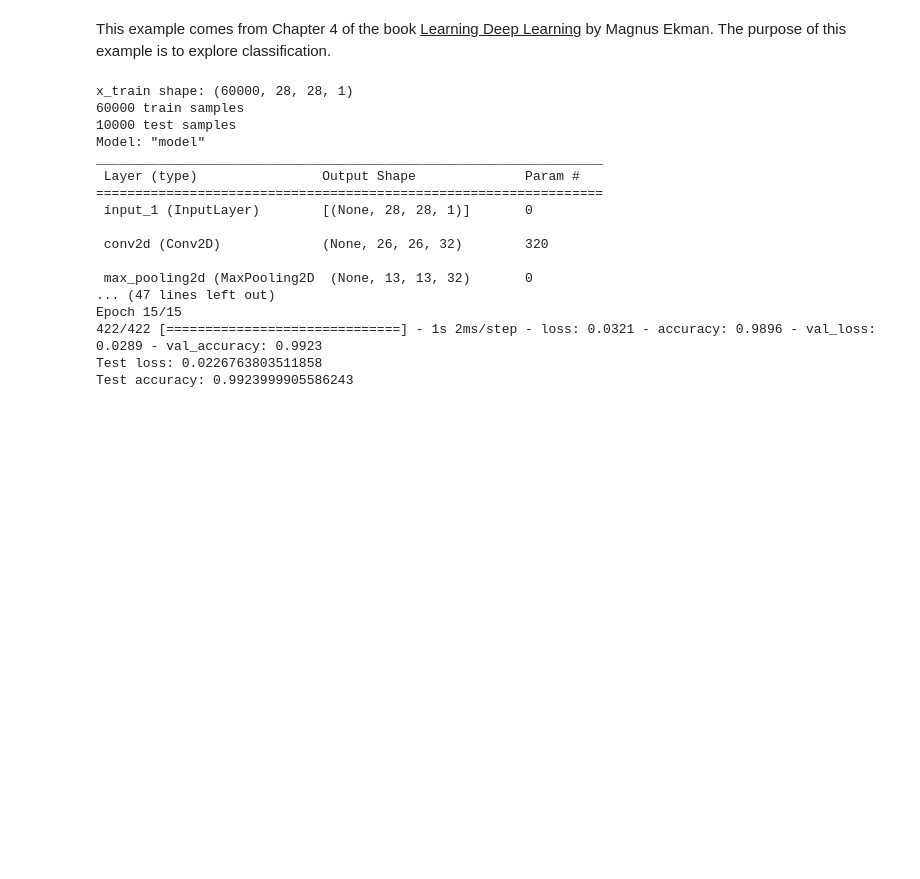
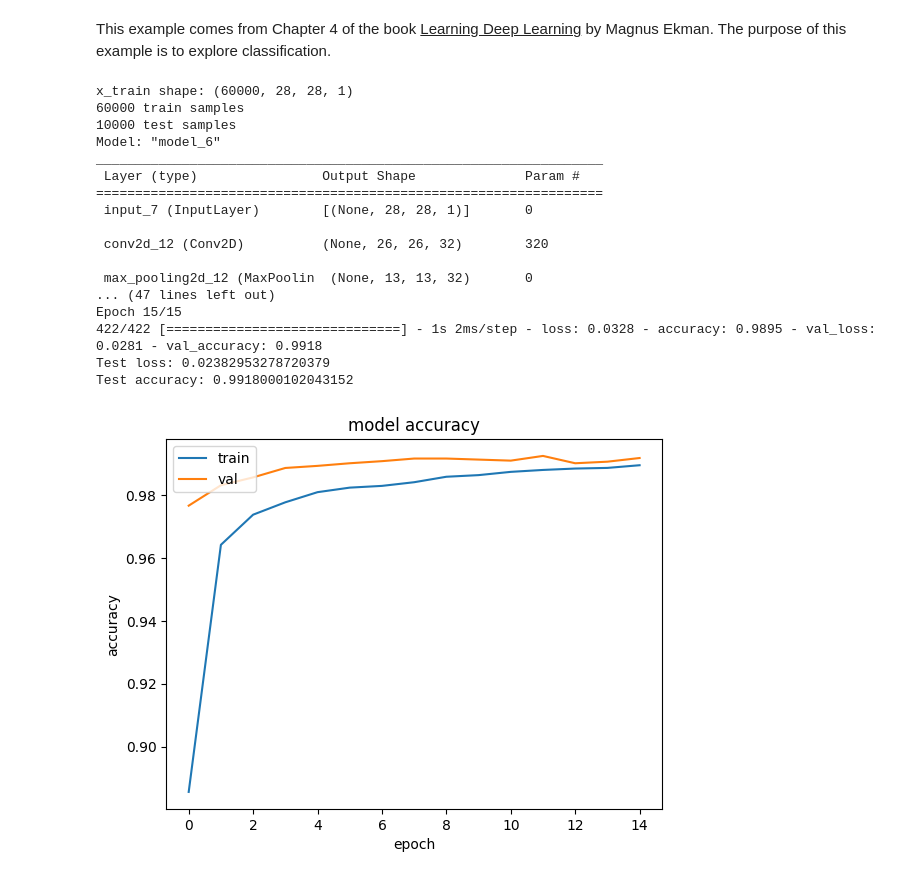
Before and after one commit to sydneybalboni/Machine-Learning, a Jupyter notebook: Concept Learning/Classification/mnist/mnist_classification_model.ipynb, the cells around one changed output. Drawn from its saved outputs; the diff is of its cells as text; code cells hidden in the pictures; blank space fills up the shorter version.

```diff
--- a/Concept Learning/Classification/mnist/mnist_classification_model.ipynb
+++ b/Concept Learning/Classification/mnist/mnist_classification_model.ipynb
@@ -35,38 +35,47 @@ x = tf.keras.layers.Conv2D(32, kernel_size=(3, 3), activation="relu")(inputs)
 x = tf.keras.layers.MaxPooling2D(pool_size=(2, 2))(x)
 x = tf.keras.layers.Conv2D(64, kernel_size=(3, 3), activation="relu")(x)
 x = tf.keras.layers.MaxPooling2D(pool_size=(2, 2))(x)
 x = tf.keras.layers.Flatten()(x)
 x = tf.keras.layers.Dropout(0.5)(x)
 outputs = tf.keras.layers.Dense(num_classes, activation="softmax")(x)
 
 model = tf.keras.Model(inputs=inputs, outputs=outputs)
 print(model.summary())
 
 batch_size = 128
 epochs = 15
 
 model.compile(loss="categorical_crossentropy", optimizer="adam", metrics=["accuracy"])
 
-model.fit(x_train, y_train, batch_size=batch_size, epochs=epochs, validation_split=0.1)
+history = model.fit(x_train, y_train, batch_size=batch_size, epochs=epochs, validation_split=0.1)
 
 score = model.evaluate(x_test, y_test, verbose=0)
 print("Test loss:", score[0])
 print("Test accuracy:", score[1])
+
+plt.plot(history.history['accuracy'])
+plt.plot(history.history['val_accuracy'])
+plt.title('model accuracy')
+plt.ylabel('accuracy')
+plt.xlabel('epoch')
+plt.legend(['train', 'val'], loc='upper left')
+plt.show()
 # %% [output]
 x_train shape: (60000, 28, 28, 1)
 60000 train samples
 10000 test samples
-Model: "model"
+Model: "model_6"
 _________________________________________________________________
  Layer (type)                Output Shape              Param #
 =================================================================
- input_1 (InputLayer)        [(None, 28, 28, 1)]       0
+ input_7 (InputLayer)        [(None, 28, 28, 1)]       0
 
- conv2d (Conv2D)             (None, 26, 26, 32)        320
+ conv2d_12 (Conv2D)          (None, 26, 26, 32)        320
 
- max_pooling2d (MaxPooling2D  (None, 13, 13, 32)       0
+ max_pooling2d_12 (MaxPoolin  (None, 13, 13, 32)       0
 ... (47 lines left out)
 Epoch 15/15
-422/422 [==============================] - 1s 2ms/step - loss: 0.0321 - accuracy: 0.9896 - val_loss: 0.0289 - val_accuracy: 0.9923
-Test loss: 0.0226763803511858
-Test accuracy: 0.9923999905586243
+422/422 [==============================] - 1s 2ms/step - loss: 0.0328 - accuracy: 0.9895 - val_loss: 0.0281 - val_accuracy: 0.9918
+Test loss: 0.02382953278720379
+Test accuracy: 0.9918000102043152
+[figure, added]
```
Also changed, not shown: parts of 2 cells of this notebook.
